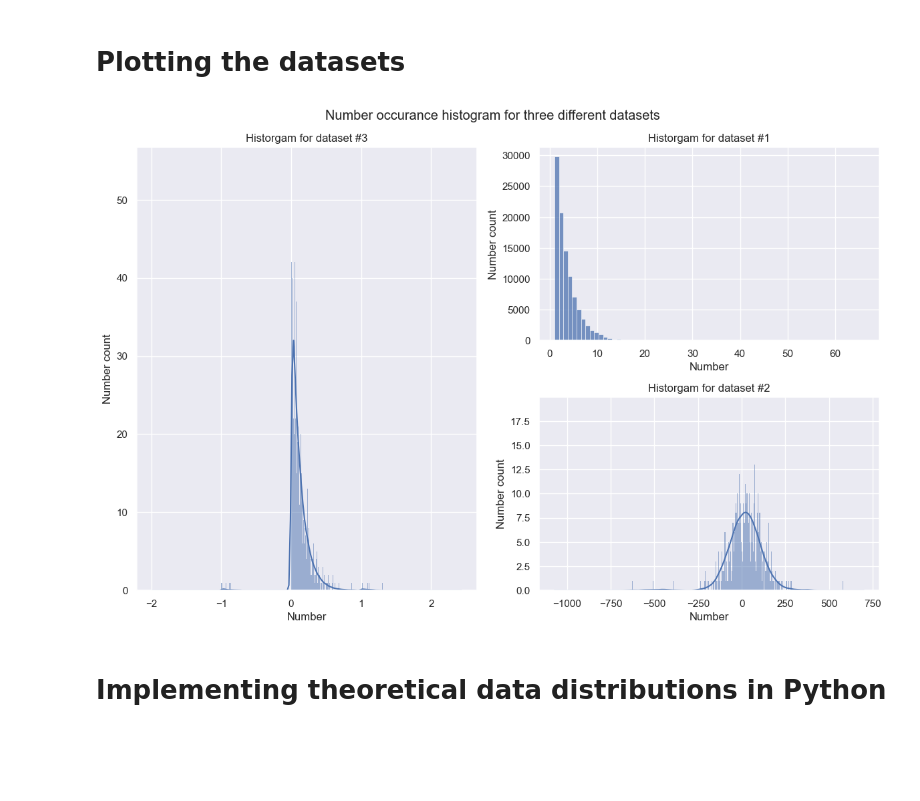
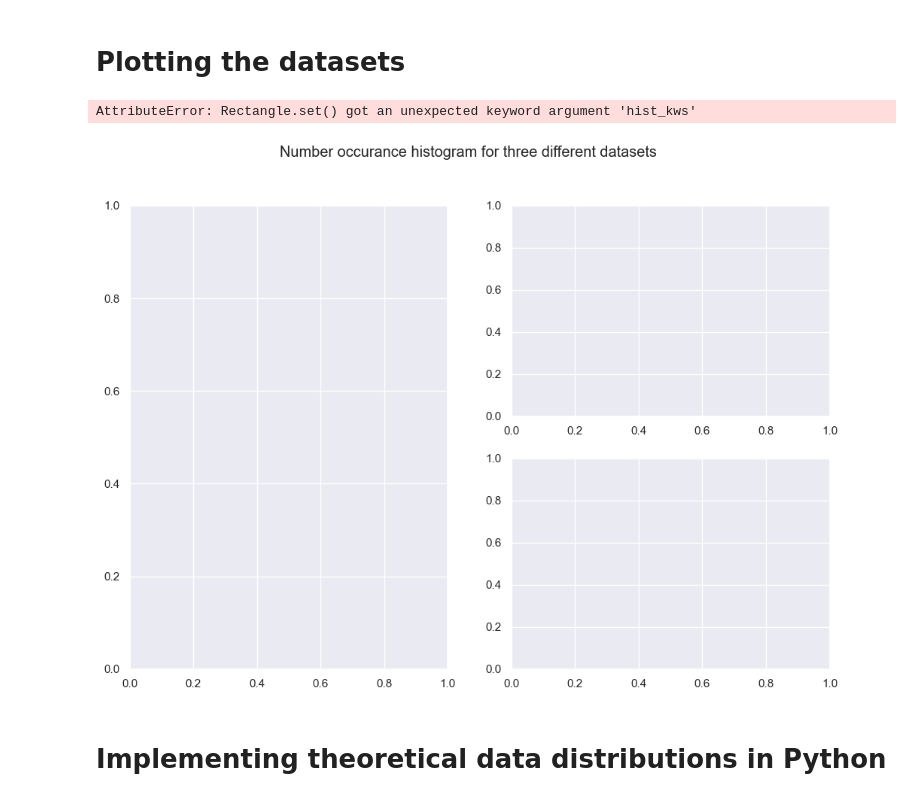
Before and after one commit to nhsjdiwlcnsv/EDA-Labs, a Jupyter notebook: lab1.ipynb, the cells around one changed output. Drawn from its saved outputs; the diff is of its cells as text; code cells hidden in the pictures; blank space fills up the shorter version.

```diff
--- a/lab1.ipynb
+++ b/lab1.ipynb
@@ -73,31 +73,38 @@ assert np.allclose(std(df2), np.std(np.array(df2)))
 assert np.allclose(std(df3), np.std(np.array(df3)))
 # %% [markdown]
 # Plotting the datasets
+# %%
+def remove_outliers(data: list[int | float]) -> list[int | float]:
+    sigma: float = std(data)
+
+    return list(filter(lambda x: -3 * sigma < x and x < 3 * sigma, data))
+# %%
+df1, df2, df3 = map(remove_outliers, [df1, df2, df3])
 # %%
 def nunique(data):
     return len(Counter(data))
 # %%
 fig = plt.figure(figsize=(12, 8))
 gs = fig.add_gridspec(nrows=2, ncols=2)
 
 ax1 = fig.add_subplot(gs[0, 1])
 ax2 = fig.add_subplot(gs[1, 1])
 ax3 = fig.add_subplot(gs[:, 0])
 
 plt.suptitle('Number occurance histogram for three different datasets')
 
 for i, (ax, df) in enumerate(zip([ax1, ax2, ax3], [df1, df2, df3])):
-    n_bins: int = 70 if df is df1 else nunique(df)
-
-    sns.histplot(df, bins=n_bins, kde=(df is not df1), ax=ax)
+    n_bins: int = 50
+    sns.histplot(df, bins=n_bins, hist_kws={"rwidth": 10}, kde=(df is not df1), ax=ax)
     ax.set_xlabel('Number')
     ax.set_ylabel('Number count')
     ax.set_title(f'Historgam for dataset #{i + 1}')
 
 plt.tight_layout(pad=1)
 plt.show()
 # %% [output]
+AttributeError: Rectangle.set() got an unexpected keyword argument 'hist_kws'
-[figure, old version]
+[figure, new version]
 # %% [markdown]
 # Implementing theoretical data distributions in Python
 # %% [markdown]
```
Also changed, not shown: parts of 8 cells of this notebook.
